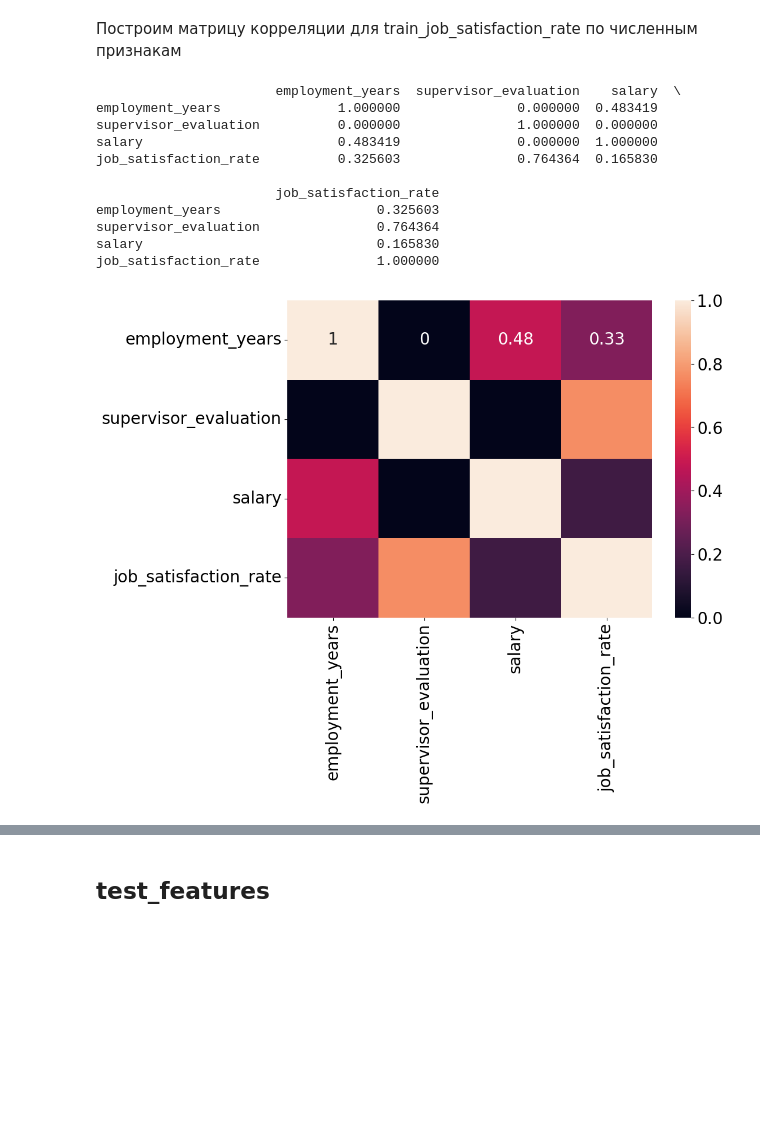
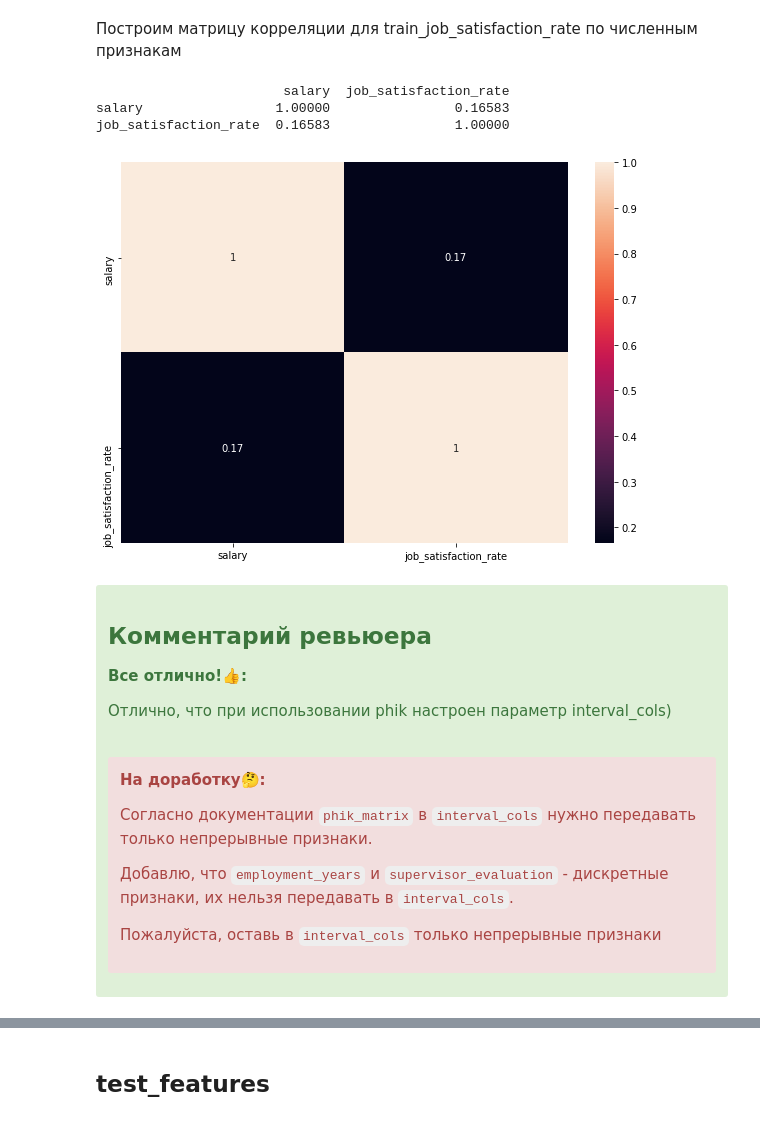
Before and after one commit to butuzovzeleboba/Prefabricated-Project---2.-HR-analytics, a Jupyter notebook: Prefabricated Project - 2. HR analytics.ipynb, the cells around one changed output, grey strips where cells are left out. Saved outputs shown, nothing was run; the diff lists cells and outputs as text; code cells hidden in the pictures; blank space fills up the shorter version.

```diff
--- a/Prefabricated Project - 2. HR analytics.ipynb
+++ b/Prefabricated Project - 2. HR analytics.ipynb
@@ -489,3 +511,0 @@ memory usage: 140.8+ KB
-# %%
-train_job_satisfaction_rate[['dept', 'level']]=one_pipe.fit_transform(train_job_satisfaction_rate[['dept', 'level']])
-train_job_satisfaction_rate.info()
@@ -667,17 +729,29 @@ def phik_matrix_plot(df, input_data):
 # %% [markdown]
 Построим матрицу корреляции для train_job_satisfaction_rate по численным признакам
 # %%
-phik_matrix_plot(train_job_satisfaction_rate, train_job_satisfaction_rate_num)
+phik_matrix_plot(train_job_satisfaction_rate, ['salary','job_satisfaction_rate'])
 # %% [output]
-                       employment_years  supervisor_evaluation    salary  \
-employment_years               1.000000               0.000000  0.483419
-supervisor_evaluation          0.000000               1.000000  0.000000
-salary                         0.483419               0.000000  1.000000
-job_satisfaction_rate          0.325603               0.764364  0.165830
-
-                       job_satisfaction_rate
-employment_years                    0.325603
-supervisor_evaluation               0.764364
-salary                              0.165830
-job_satisfaction_rate               1.000000
+                        salary  job_satisfaction_rate
+salary                 1.00000                0.16583
+job_satisfaction_rate  0.16583                1.00000
-[figure, old version]
+[figure, new version]
+# %% [markdown]
+<div class="alert alert-success">
+<h2> Комментарий ревьюера <a class="tocSkip"> </h2>
+
+<b>Все отлично!👍:</b>
+
+Отлично, что при использовании phik настроен параметр interval_cols)
+
+
+<br/>
+<div class="alert alert-block alert-danger">
+
+
+<b>На доработку🤔:</b>
+
+Согласно документации `phik_matrix` в `interval_cols` нужно передавать только непрерывные признаки.
+
+Добавлю, что `employment_years` и `supervisor_evaluation` - дискретные признаки, их нельзя передавать в `interval_cols`.
+
+Пожалуйста, оставь в `interval_cols` только непрерывные признаки
```
Also changed, not shown: parts of 191 cells of this notebook.
